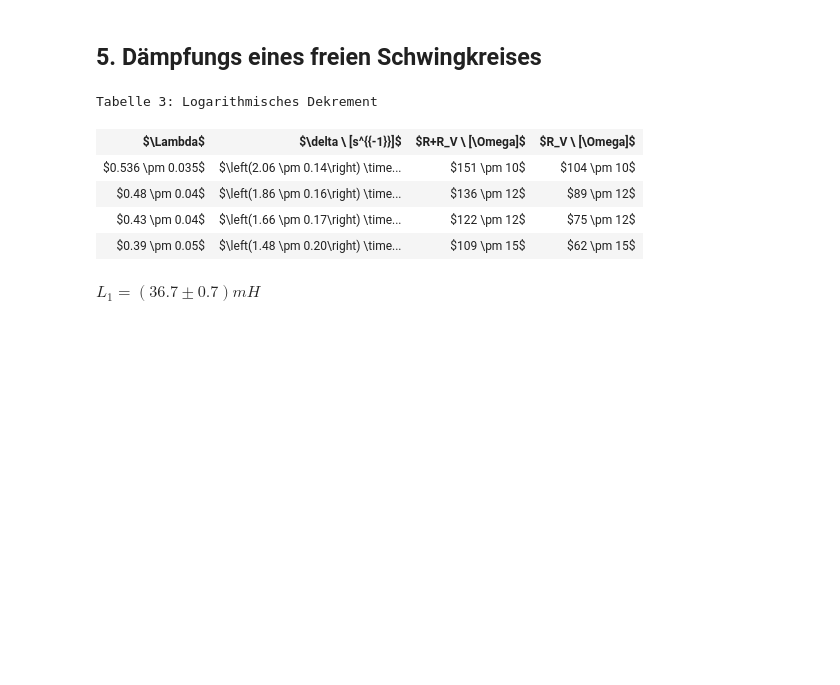
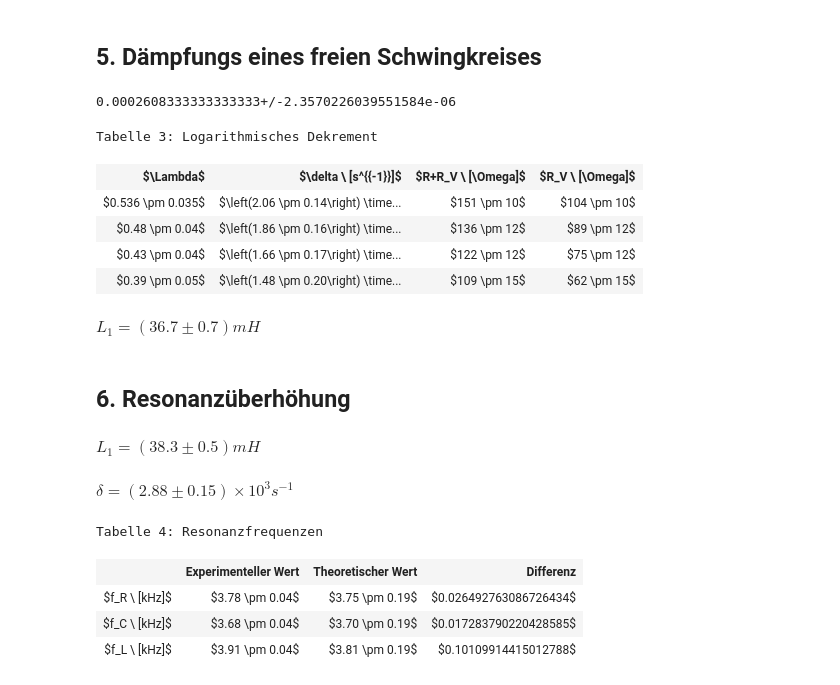
Before and after one commit to Tafiir/Jupyter-Notebooks, a Jupyter notebook: pap2_2/241.ipynb, the cells around one changed output. Cells and saved outputs as stored; diff of their text form; code cells hidden in the pictures; blank space fills up the shorter version.

```diff
--- a/pap2_2/241.ipynb
+++ b/pap2_2/241.ipynb
@@ -101,6 +106,7 @@ A, dA = loadtxt("241\\5.csv", skiprows=1, delimiter=',', unpack=True)
 A = un.uarray(A, dA)
 D = un.log(A[:-1]/A[1:])
 T = mean([uc.ufloat(1.56, 0.02), uc.ufloat(1.57, 0.02)])/6 *c.milli
+display(T)
 C = 47*c.nano
 R = 47*uc.ufloat(1,0.05)
 
@@ -118,10 +124,41 @@ display_table(table_dec)
 
 display(Latex("$L_1=({:L})mH$".format(mean(L1_dec)/c.milli)))
 # %% [output]
-Tabelle 3: Logarithmisches Dekrement
+0.0002608333333333333+/-2.3570226039551584e-06
+Tabelle 3: Logarithmisches Dekrement
 | $\Lambda$ | $\delta \ [s^{{-1}}]$ | $R+R_V \ [\Omega]$ | $R_V \ [\Omega]$ |
 | $0.536 \pm 0.035$ | $\left(2.06 \pm 0.14\right) \time... | $151 \pm 10$ | $104 \pm 10$ |
 | $0.48 \pm 0.04$ | $\left(1.86 \pm 0.16\right) \time... | $136 \pm 12$ | $89 \pm 12$ |
 | $0.43 \pm 0.04$ | $\left(1.66 \pm 0.17\right) \time... | $122 \pm 12$ | $75 \pm 12$ |
 | $0.39 \pm 0.05$ | $\left(1.48 \pm 0.20\right) \time... | $109 \pm 15$ | $62 \pm 15$ |
 $L_1=(36.7 \pm 0.7)mH$
+# %% [markdown]
+## 6. Resonanzüberhöhung
+# %%
+C = 47 * uc.ufloat(1,0.1) * c.nano
+L = mean([mean(L1), L1_dec])
+display(Latex("$L_1=({:L})mH$".format(L/c.milli)))
+
+R = uc.ufloat(220,0.05*220)
+
+d = R/(2*L)
+display(Latex("$\delta={:L}s^{{-1}}$".format(d)))
+
+wR = 1/un.sqrt(L*C)
+wC = un.sqrt(wR**2 - 2*d**2).item()
+wL = un.sqrt(wR**2 + 2*d**2).item()
+
+table_res = Table("Tabelle 4: Resonanzfrequenzen")
+table_res.field_names = ['','Experimenteller Wert','Theoretischer Wert','Differenz']
+table_res.add_row(pformat(['$f_R \ [kHz]$', uc.ufloat(3.78,0.04), wR/(2*pi)/c.kilo, abs(wR.n/(2*pi*c.kilo) - 3.78)]))
+table_res.add_row(pformat(['$f_C \ [kHz]$', uc.ufloat(3.68,0.04), wC/(2*pi)/c.kilo, abs(wC.n/(2*pi*c.kilo) - 3.68)]))
+table_res.add_row(pformat(['$f_L \ [kHz]$', uc.ufloat(3.91,0.04), wL/(2*pi)/c.kilo, abs(wL.n/(2*pi*c.kilo) - 3.91)]))
+display(HTML(table_res.get_html_string()))
+# %% [output]
+$L_1=(38.3 \pm 0.5)mH$
+$\delta=\left(2.88 \pm 0.15\right) \times 10^{3}s^{-1}$
+Tabelle 4: Resonanzfrequenzen
+|  | Experimenteller Wert | Theoretischer Wert | Differenz |
+| $f_R \ [kHz]$ | $3.78 \pm 0.04$ | $3.75 \pm 0.19$ | $0.026492763086726434$ |
+| $f_C \ [kHz]$ | $3.68 \pm 0.04$ | $3.70 \pm 0.19$ | $0.017283790220428585$ |
+| $f_L \ [kHz]$ | $3.91 \pm 0.04$ | $3.81 \pm 0.19$ | $0.10109914415012788$ |
```
Also changed, not shown: parts of 6 cells of this notebook.
